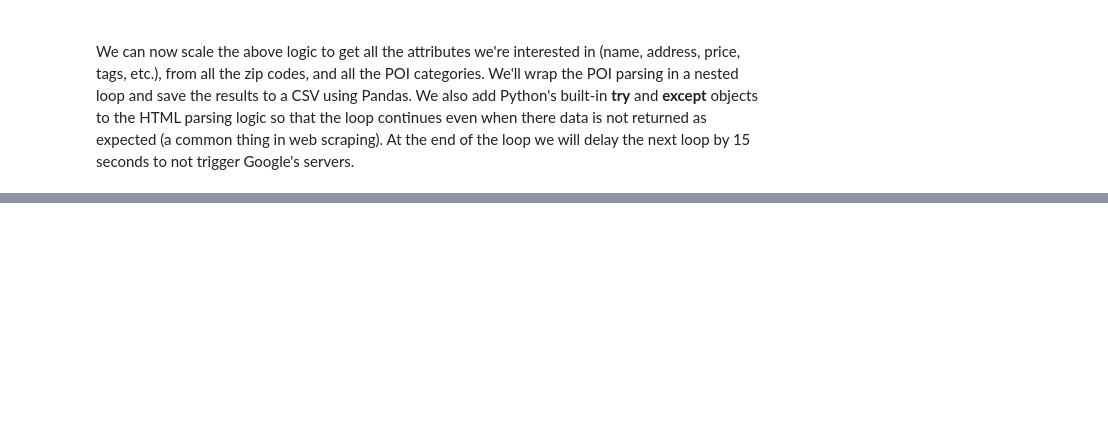
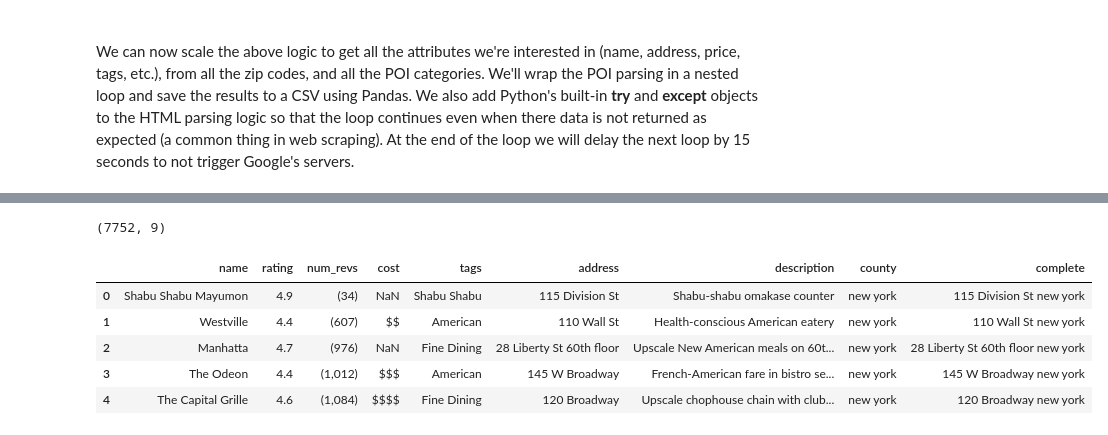
Before and after one commit to tpujianto/location-intelligence, a Jupyter notebook: _notebooks/scraping.ipynb, the cells around one changed output, grey strips where cells are left out. Cells and saved outputs as stored; diff of their text form; code cells hidden in the pictures; blank space fills up the shorter version.

```diff
--- a/_notebooks/scraping.ipynb
+++ b/_notebooks/scraping.ipynb
@@ -277,0 +237,11 @@ End!
+# %%
+import glob
+all_files = glob.glob('data' + "/*.csv")
+
+li = []
+
+for filename in all_files:
+    df = pd.read_csv(filename, dtype={'county': str})
+    li.append(df)
+
+frame = pd.concat(li)
@@ -277,0 +250,21 @@ End!
+# %%
+frame = frame.drop('Unnamed: 0', axis=1).drop_duplicates()
+# %%
+frame['county'] = frame['county'].replace({'061': 'new york',
+                                           '081': 'queens',
+                                           '047': 'brooklyn',
+                                           '005': 'bronx',
+                                           '085': 'staten island'})
+# %%
+frame['complete'] = frame['address'] + ' ' + frame['county']
+# %%
+print(frame.shape)
+frame.head()
+# %% [output]
+(7752, 9)
+|  | name | rating | num_revs | cost | tags | address | description | county | complete |
+| 0 | Shabu Shabu Mayumon | 4.9 | (34) | NaN | Shabu Shabu | 115 Division St | Shabu-shabu omakase counter | new york | 115 Division St new york |
+| 1 | Westville | 4.4 | (607) | $$ | American | 110 Wall St | Health-conscious American eatery | new york | 110 Wall St new york |
+| 2 | Manhatta | 4.7 | (976) | NaN | Fine Dining | 28 Liberty St 60th floor | Upscale New American meals on 60t... | new york | 28 Liberty St 60th floor new york |
+| 3 | The Odeon | 4.4 | (1,012) | $$$ | American | 145 W Broadway | French-American fare in bistro se... | new york | 145 W Broadway new york |
+| 4 | The Capital Grille | 4.6 | (1,084) | $$$$ | Fine Dining | 120 Broadway | Upscale chophouse chain with club... | new york | 120 Broadway new york |
```
Also changed, not shown: parts of 22 cells of this notebook.
